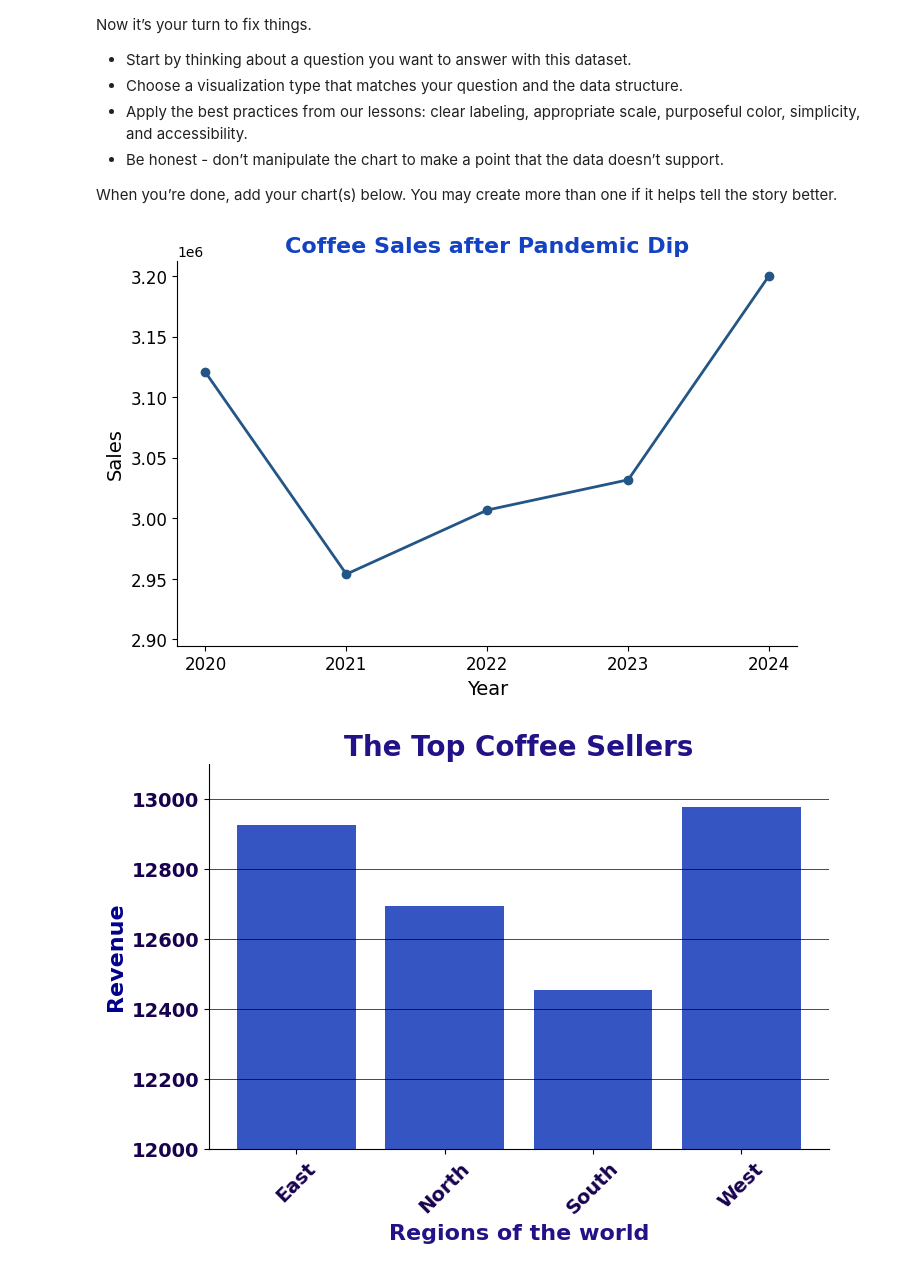
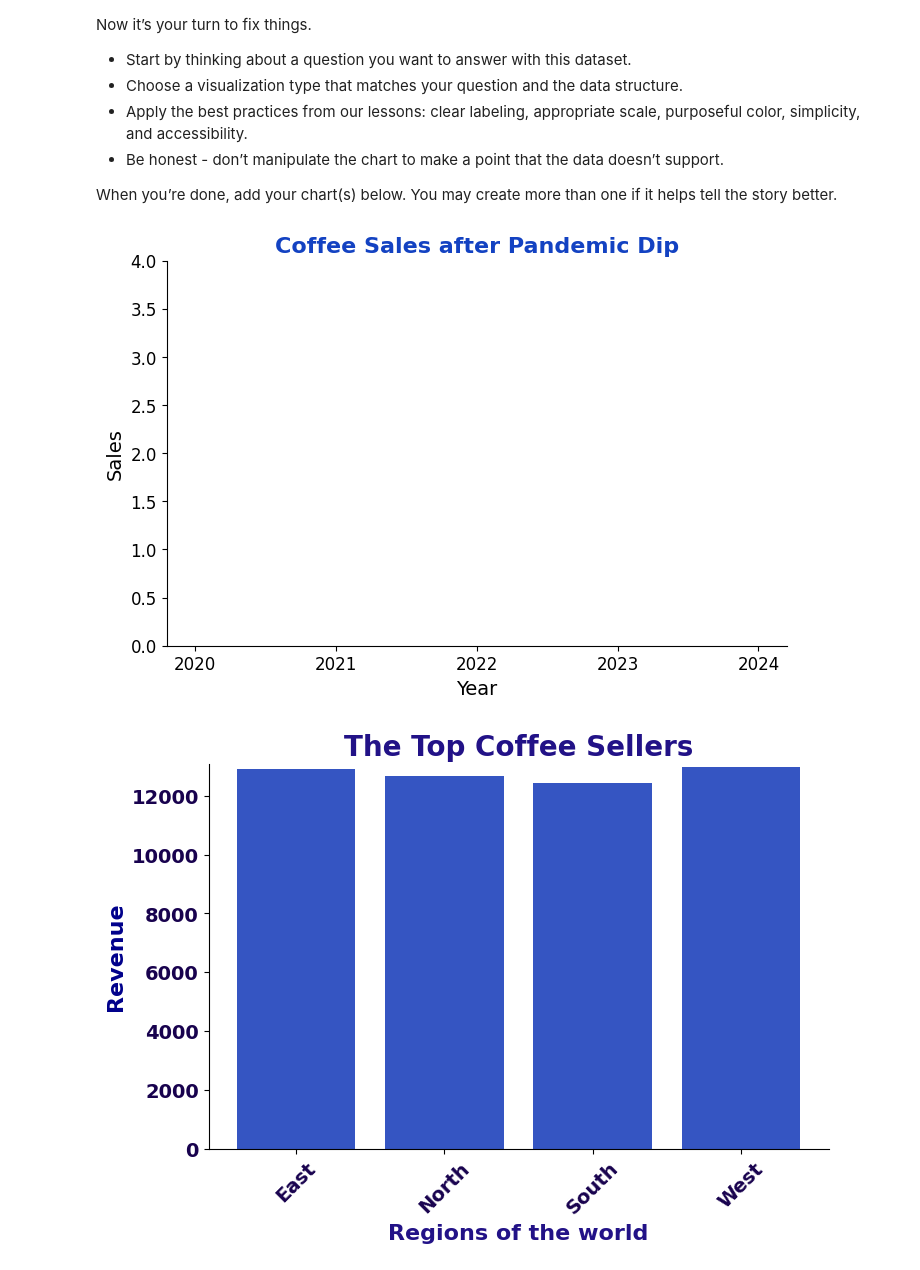
Before and after one commit to Bourne215/DA_M3_DataVizChallenge, a Jupyter notebook: data_viz_ethics_challenge.ipynb, the cells around one changed output. Cells and saved outputs as stored; diff of their text form; code cells hidden in the pictures.

```diff
--- a/data_viz_ethics_challenge.ipynb
+++ b/data_viz_ethics_challenge.ipynb
@@ -114,36 +114,36 @@ plt.ylabel("Sales", fontsize = 14)
 
 #I still can't figure out how to get the "1e6" out
 plt.plot(x , y, color="#235686", linewidth=2, marker="o")
-plt.ylim(y.min() * 0.98, )  # extreme truncation
+plt.ylim(0, 4)
 plt.title("Coffee Sales after Pandemic Dip", fontsize=16, fontweight="bold", color="#1342c2")
-plt.xticks(x,fontsize=12)
+plt.xticks(x, fontsize=12)
 plt.yticks(fontsize=12)
 plt.show()
 # %% [output]
-[figure, old version]
+[figure, new version]
 # %%
 #Correction for Chart 2
 plt.figure(figsize=(8,5))
 avg_sales = coffee_df.groupby("Region")["Sales"].mean().reset_index()
 
 colors = ["red","orange","yellow","green","blue","purple"]
 
 ax = plt.gca()
 ax.spines['top'].set_visible(False)
 ax.spines['right'].set_visible(False)
 
 
 plt.bar(avg_sales["Region"], avg_sales["Sales"],
         color="#022BB3", linewidth=2,alpha=0.8)
-plt.ylim(12000, 13100)
+plt.ylim(0, 13100)
 #I've started the minimum at 12000 to make easier to read the bars
 #since starting at zero, you would have a harder time making the distintions between the graphs
 plt.title("The Top Coffee Sellers", fontsize=20, fontweight="bold", color="#221287")
-plt.grid(True, which='major',axis = 'y', color='black', linestyle='-', linewidth=0.5)
+plt.grid(True, which='minor',axis = 'y', color='black', linestyle='-', linewidth=0.5)
 plt.xlabel("Regions of the world", fontsize=16, fontweight="bold", color="#221287")
 plt.ylabel("Revenue", fontsize=16, fontweight="bold", color="darkblue")
 plt.xticks(rotation=45, fontsize=14, fontweight="bold", color="#18024E")
 plt.yticks(fontsize=14, fontweight="bold", color="#18024E")
 plt.show()
 # %% [output]
-[figure, old version]
+[figure, new version]
```
